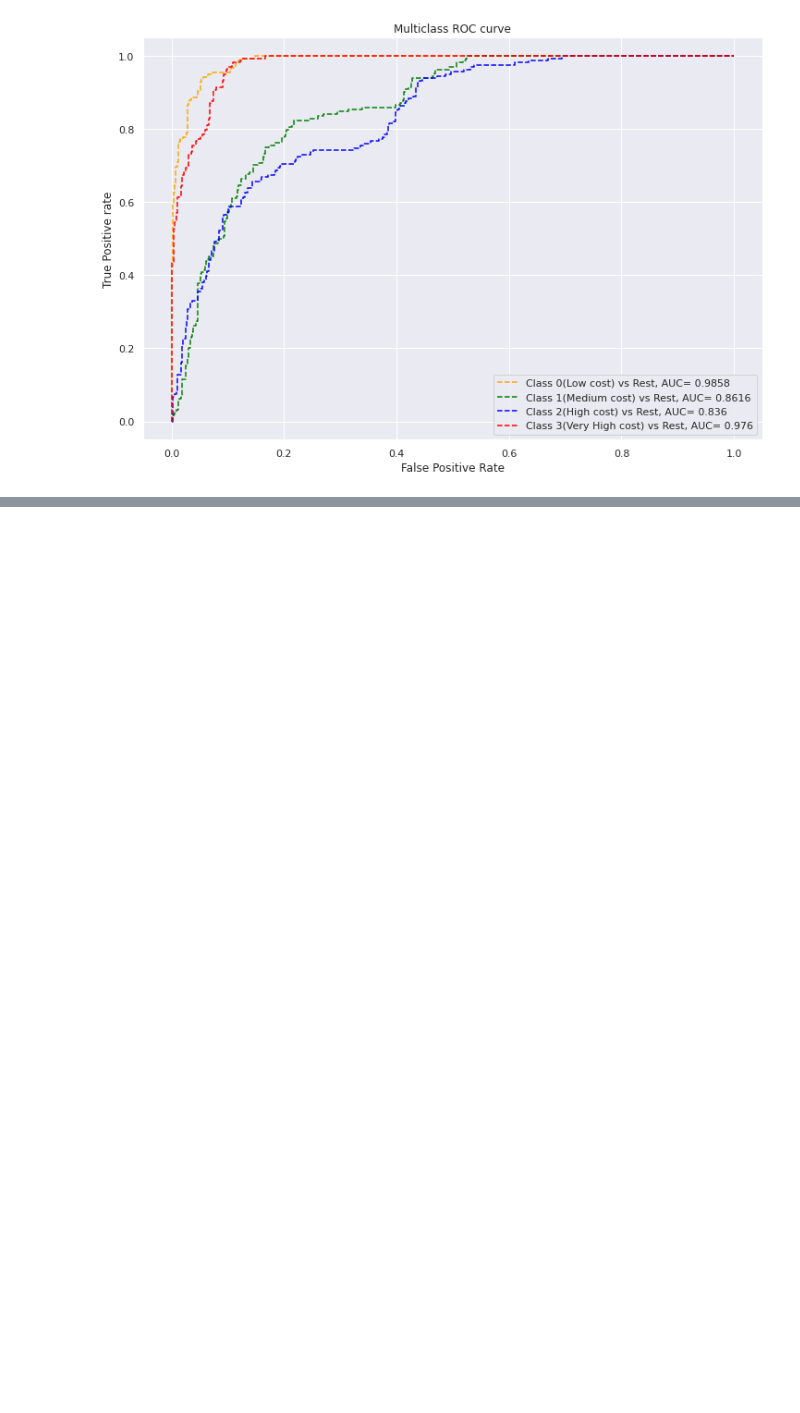
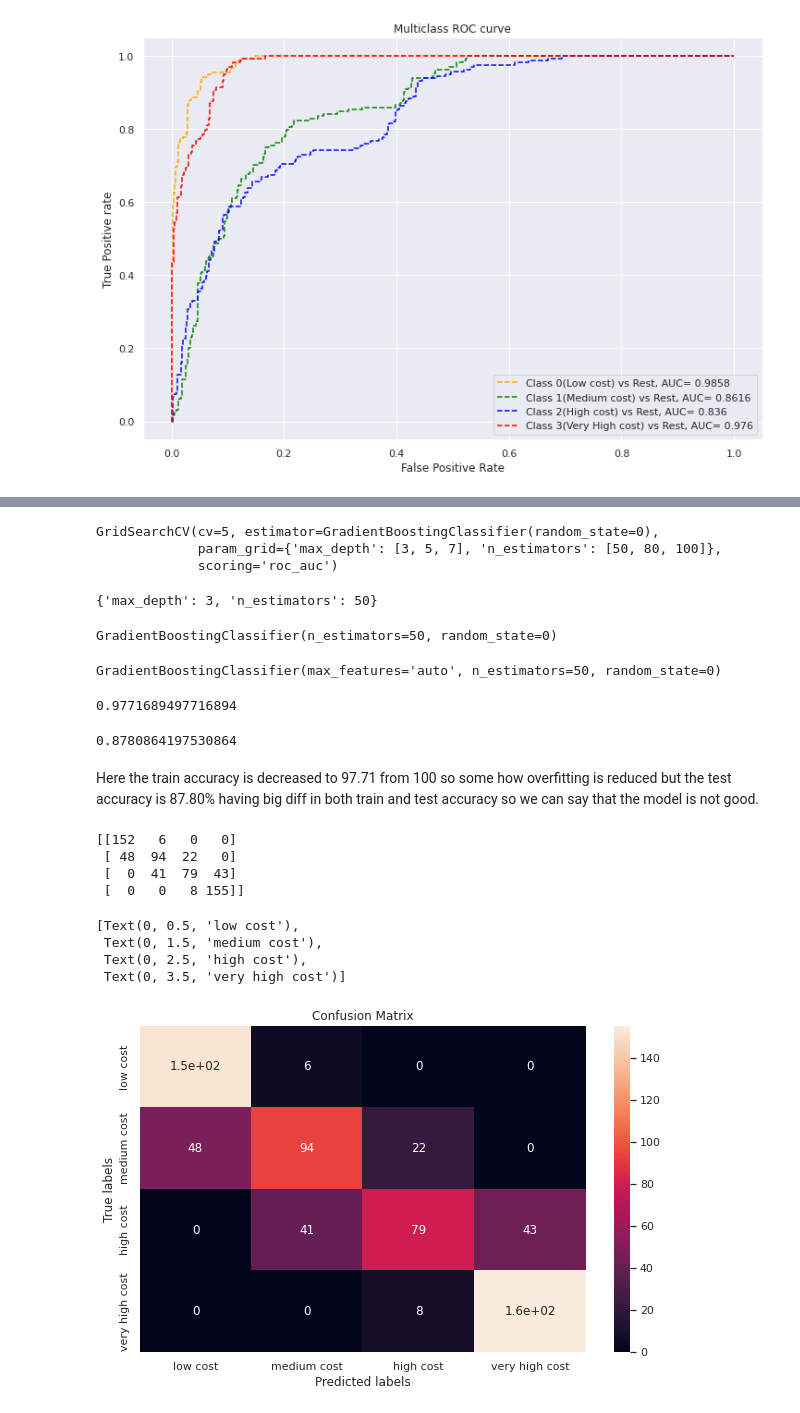
Before and after one commit to SujitbMusale/Mobile-Price-Range-Prediction-classification, a Jupyter notebook: Mobile_Price_Range_Prediction.ipynb, the cells around one changed output, grey strips where cells are left out. Drawn from its saved outputs; the diff is of its cells as text; code cells hidden in the pictures; blank space fills up the shorter version.

```diff
--- a/Mobile_Price_Range_Prediction.ipynb
+++ b/Mobile_Price_Range_Prediction.ipynb
@@ -736,0 +804,68 @@ plot_Auc_roc(y_test,pred_prob)
+# %%
+# Applying GridSearchCV
+grid_values = {'n_estimators':[50, 80,  100], 'max_depth':[3, 5, 7]}
+gbc_tune = GridSearchCV(GBC, param_grid = grid_values, scoring = 'roc_auc', cv=5)
+# Fit the object to train dataset
+gbc_tune.fit(X_train, y_train)
+# %% [output]
+GridSearchCV(cv=5, estimator=GradientBoostingClassifier(random_state=0),
+             param_grid={'max_depth': [3, 5, 7], 'n_estimators': [50, 80, 100]},
+             scoring='roc_auc')
+# %%
+#Getting best paramters for the models
+gbc_tune.best_params_
+# %% [output]
+{'max_depth': 3, 'n_estimators': 50}
+# %%
+#Getting best estimator for the models
+gbc_tune.best_estimator_
+# %% [output]
+GradientBoostingClassifier(n_estimators=50, random_state=0)
+# %%
+# fitting/training the data with best parameters.
+gbc_optimal=GradientBoostingClassifier(max_features='auto',max_depth=3,n_estimators=50,random_state=0)
+gbc_optimal.fit(X_train,y_train)
+# %% [output]
+GradientBoostingClassifier(max_features='auto', n_estimators=50, random_state=0)
+# %%
+# predicting y values of train and test set.
+y_train_pred=gbc_optimal.predict(X_train)
+y_pred=gbc_optimal.predict(X_test)
+# %%
+# checking the train accuracy score.
+accuracy_score(y_train,y_train_pred)
+# %% [output]
+0.9771689497716894
+# %%
+# checking the test accuracy score.
+accuracy_score(y_test,y_pred)
+# %% [output]
+0.8780864197530864
+# %% [markdown]
+Here the train accuracy is decreased to 97.71 from 100 so some how overfitting is reduced but the test accuracy is 87.80% having big diff in both train and test accuracy so we can say that the model is not good.
+# %%
+# Get the confusion matrix for both train and test
+plt.figure(figsize=(10,6))
+labels = ['low cost','medium cost', 'high cost', 'very high cost']
+cm = confusion_matrix(y_test, y_pred)
+print(cm)
+
+ax= plt.subplot()
+sns.heatmap(cm, annot=True, ax = ax) #annot=True to annotate cells
+
+# labels, title and ticks
+ax.set_xlabel('Predicted labels')
+ax.set_ylabel('True labels')
+ax.set_title('Confusion Matrix')
+ax.xaxis.set_ticklabels(labels)
+ax.yaxis.set_ticklabels(labels)
+# %% [output]
+[[152   6   0   0]
+ [ 48  94  22   0]
+ [  0  41  79  43]
+ [  0   0   8 155]]
+[Text(0, 0.5, 'low cost'),
+ Text(0, 1.5, 'medium cost'),
+ Text(0, 2.5, 'high cost'),
+ Text(0, 3.5, 'very high cost')]
+[figure, added]
```
Also changed, not shown: parts of 66 cells of this notebook.
